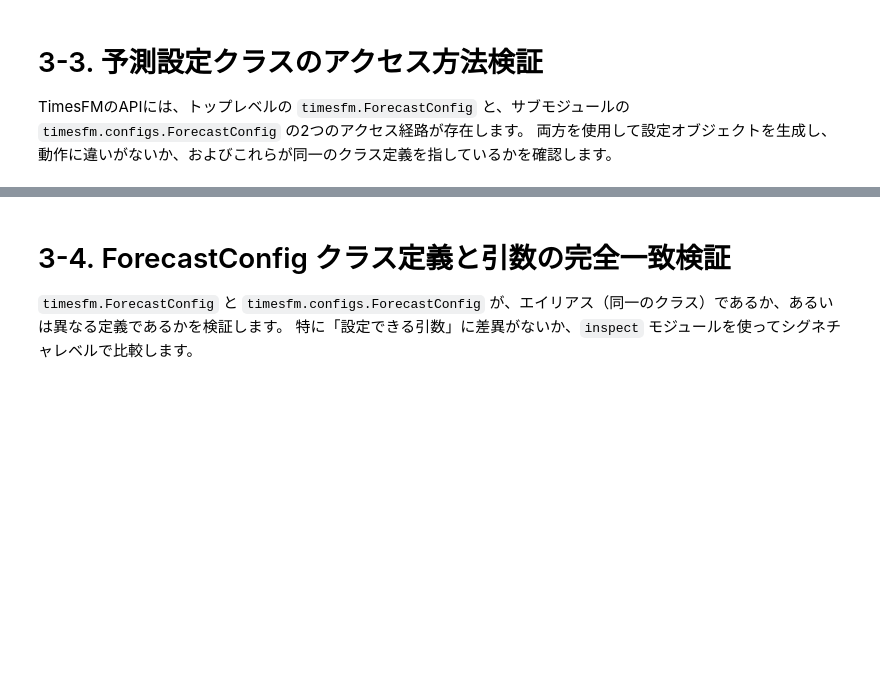
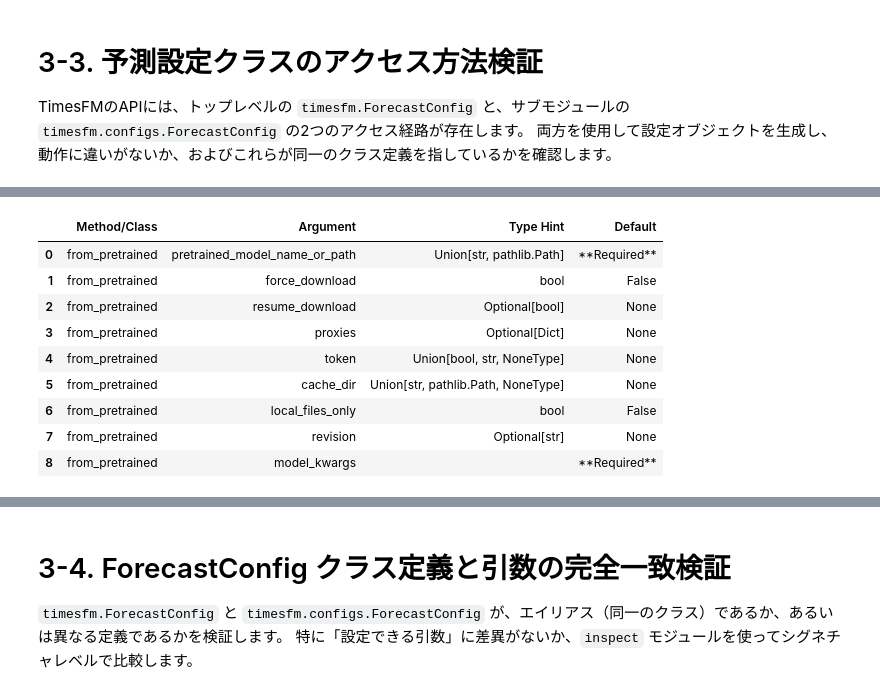
Before and after one commit to arumajirou/moinfo, a Jupyter notebook: moinfo.ipynb, the cells around one changed output, grey strips where cells are left out. Drawn from its saved outputs; the diff is of its cells as text; code cells hidden in the pictures; blank space fills up the shorter version.

```diff
--- a/moinfo.ipynb
+++ b/moinfo.ipynb
@@ -759,0 +1064,78 @@ except Exception as e:
+# %%
+import inspect
+import pandas as pd
+import timesfm
+
+# 解析対象のクラスやメソッドを定義
+# (必要に応じてクラス名を timesfm.TimesFM_2p5_200M_torch などに変更してください)
+try:
+    # メインクラスの特定（バージョンによって異なる場合があるため）
+    TargetClass = timesfm.TimesFM_2p5_200M_torch
+except AttributeError:
+    try:
+        TargetClass = timesfm.TimesFM
+    except AttributeError:
+        print("Error: Could not find the main TimesFM class. Please check imports.")
+        TargetClass = None
+
+# 解析したい機能のリスト (カテゴリ, メソッド/クラス)
+targets = {
+    "1. Model Initialization": [TargetClass],  # __init__
+    "2. Loading": [TargetClass.from_pretrained, TargetClass.load_checkpoint],
+    "3. Saving": [TargetClass.save_pretrained],
+    "4. Configuration": [timesfm.configs.ForecastConfig],
+    "5. Forecasting": [TargetClass.forecast, TargetClass.forecast_with_covariates],
+    "6. Compilation": [TargetClass.compile],
+}
+
+def analyze_signature(func_or_class):
+    """関数またはクラスのシグネチャを解析してDataFrameを返す"""
+    if func_or_class is None:
+        return pd.DataFrame()
+
+    name = func_or_class.__name__
+    try:
+        sig = inspect.signature(func_or_class)
+    except ValueError:
+        return pd.DataFrame([{"Arg": "Error", "Type": "N/A", "Default": "Could not inspect"}])
+
+    arg_data = []
+    for param_name, param in sig.parameters.items():
+        # 型ヒントの整形
+        type_hint = param.annotation
+        if type_hint == inspect.Parameter.empty:
+            type_hint = ""
+        else:
+            type_hint = str(type_hint).replace("typing.", "").replace("<class '", "").replace("'>", "")
+
+        # デフォルト値の整形
+        default_val = param.default
+        if default_val == inspect.Parameter.empty:
+            default_val = "**Required**"
+
+        arg_data.append({
+            "Method/Class": name,
+            "Argument": param_name,
+            "Type Hint": type_hint,
+            "Default": str(default_val)
+        })
+
+    return pd.DataFrame(arg_data)
+
+# 一括実行と表示
+print(f"=== TimesFM API Inspection (Target: {TargetClass.__name__}) ===\n")
+
+all_dfs = []
+
+for category, func_list in targets.items():
+    print(f"--- {category} ---")
+    for func in func_list:
+        df = analyze_signature(func)
+        if not df.empty:
+            # 見やすく表示
+            display(df.style.set_caption(f"Function: {func.__name__}").set_properties(**{'text-align': 'left'}))
+            all_dfs.append(df)
+        else:
+            print(f"Skipping {func.__name__}: No signature found.")
+    print("\n")
+# %% [output]
@@ -759,0 +1151,10 @@ except Exception as e:
+|  | Method/Class | Argument | Type Hint | Default |
+| 0 | from_pretrained | pretrained_model_name_or_path | Union[str, pathlib.Path] | **Required** |
+| 1 | from_pretrained | force_download | bool | False |
+| 2 | from_pretrained | resume_download | Optional[bool] | None |
+| 3 | from_pretrained | proxies | Optional[Dict] | None |
+| 4 | from_pretrained | token | Union[bool, str, NoneType] | None |
+| 5 | from_pretrained | cache_dir | Union[str, pathlib.Path, NoneType] | None |
+| 6 | from_pretrained | local_files_only | bool | False |
+| 7 | from_pretrained | revision | Optional[str] | None |
+| 8 | from_pretrained | model_kwargs |  | **Required** |
```
Also changed, not shown: parts of 23 cells of this notebook, 14 other files.
